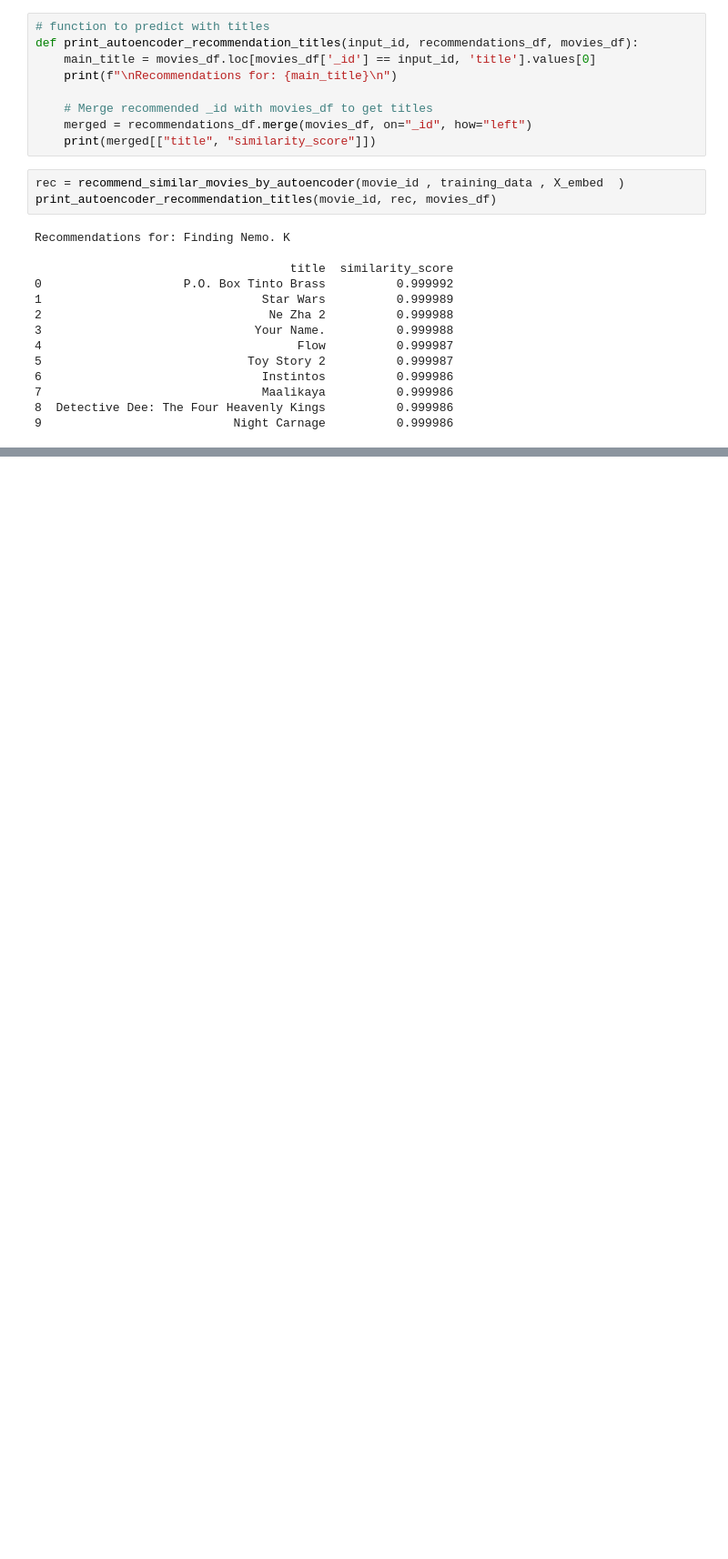
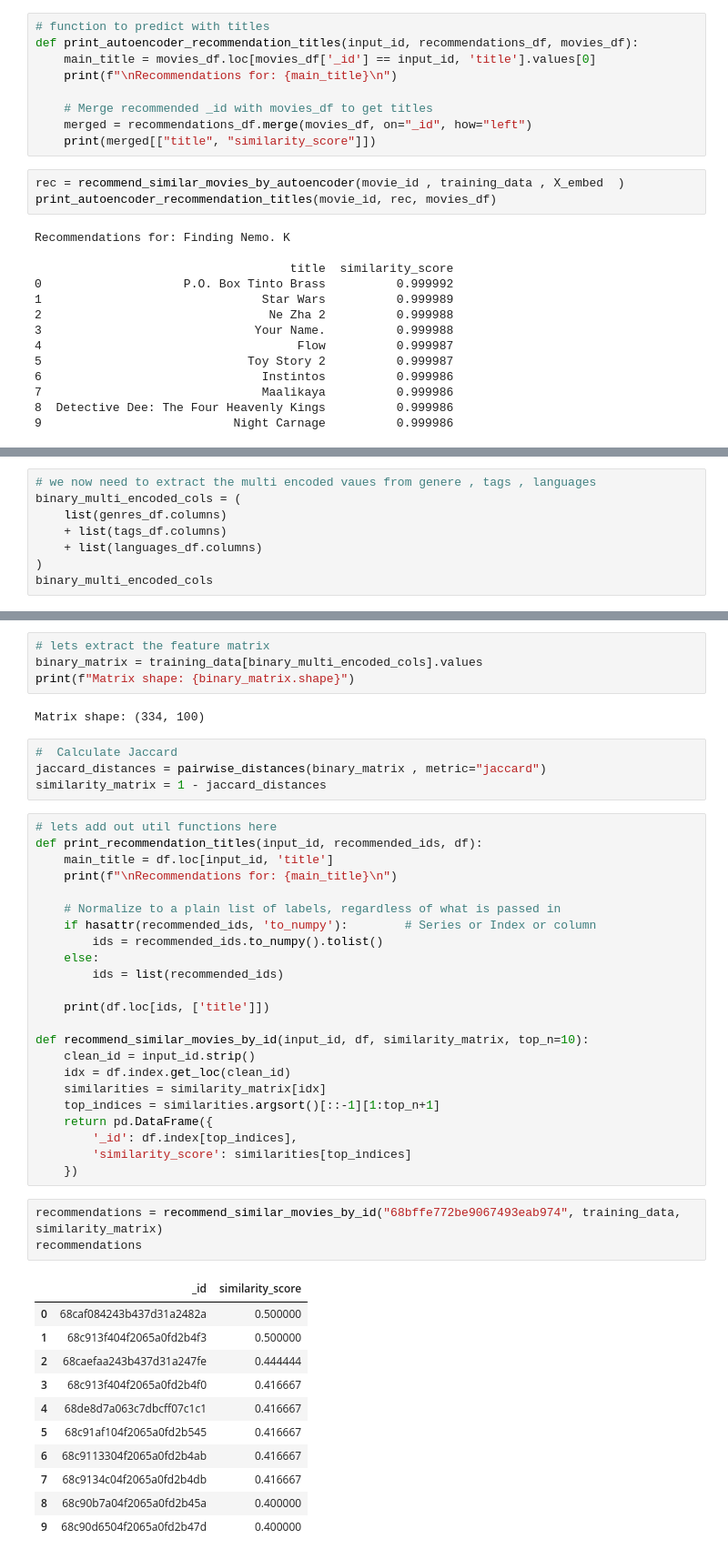
Before and after one commit to Shruthikshetty/media-logger-recommender, a Jupyter notebook: training_notebooks/Movies_recommendation_model.ipynb, the cells around one changed output, grey strips where cells are left out. Shown at 91% size. Drawn from its saved outputs; the diff is of its cells as text; blank space fills up the shorter version.

Commit message:
improve movies prediction

```diff
--- a/training_notebooks/Movies_recommendation_model.ipynb
+++ b/training_notebooks/Movies_recommendation_model.ipynb
@@ -1880,0 +1939,8 @@ Recommendations for: Finding Nemo. K
+# %%
+# we now need to extract the multi encoded vaues from genere , tags , languages
+binary_multi_encoded_cols = (
+    list(genres_df.columns)
+    + list(tags_df.columns)
+    + list(languages_df.columns)
+)
+binary_multi_encoded_cols
@@ -1880,0 +1965,48 @@ Recommendations for: Finding Nemo. K
+# %%
+# lets extract the feature matrix
+binary_matrix = training_data[binary_multi_encoded_cols].values
+print(f"Matrix shape: {binary_matrix.shape}")
+# %% [output]
+Matrix shape: (334, 100)
+# %%
+#  Calculate Jaccard
+jaccard_distances = pairwise_distances(binary_matrix , metric="jaccard")
+similarity_matrix = 1 - jaccard_distances
+# %%
+# lets add out util functions here
+def print_recommendation_titles(input_id, recommended_ids, df):
+    main_title = df.loc[input_id, 'title']
+    print(f"\nRecommendations for: {main_title}\n")
+
+    # Normalize to a plain list of labels, regardless of what is passed in
+    if hasattr(recommended_ids, 'to_numpy'):        # Series or Index or column
+        ids = recommended_ids.to_numpy().tolist()
+    else:
+        ids = list(recommended_ids)
+
+    print(df.loc[ids, ['title']])
+
+def recommend_similar_movies_by_id(input_id, df, similarity_matrix, top_n=10):
+    clean_id = input_id.strip()
+    idx = df.index.get_loc(clean_id)
+    similarities = similarity_matrix[idx]
+    top_indices = similarities.argsort()[::-1][1:top_n+1]
+    return pd.DataFrame({
+        '_id': df.index[top_indices],
+        'similarity_score': similarities[top_indices]
+    })
+# %%
+recommendations = recommend_similar_movies_by_id("68bffe772be9067493eab974", training_data, similarity_matrix)
+recommendations
+# %% [output]
+|  | _id | similarity_score |
+| 0 | 68caf084243b437d31a2482a | 0.500000 |
+| 1 | 68c913f404f2065a0fd2b4f3 | 0.500000 |
+| 2 | 68caefaa243b437d31a247fe | 0.444444 |
+| 3 | 68c913f404f2065a0fd2b4f0 | 0.416667 |
+| 4 | 68de8d7a063c7dbcff07c1c1 | 0.416667 |
+| 5 | 68c91af104f2065a0fd2b545 | 0.416667 |
+| 6 | 68c9113304f2065a0fd2b4ab | 0.416667 |
+| 7 | 68c9134c04f2065a0fd2b4db | 0.416667 |
+| 8 | 68c90b7a04f2065a0fd2b45a | 0.400000 |
+| 9 | 68c90d6504f2065a0fd2b47d | 0.400000 |
```
Also changed, not shown: parts of 81 cells of this notebook, 1 other file.
